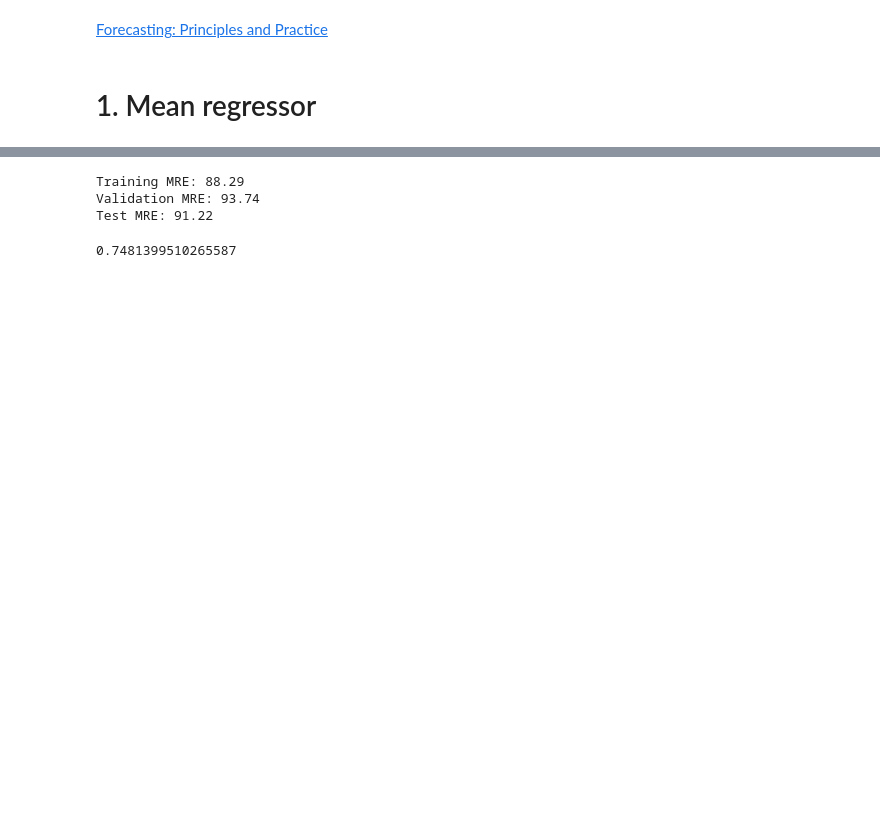
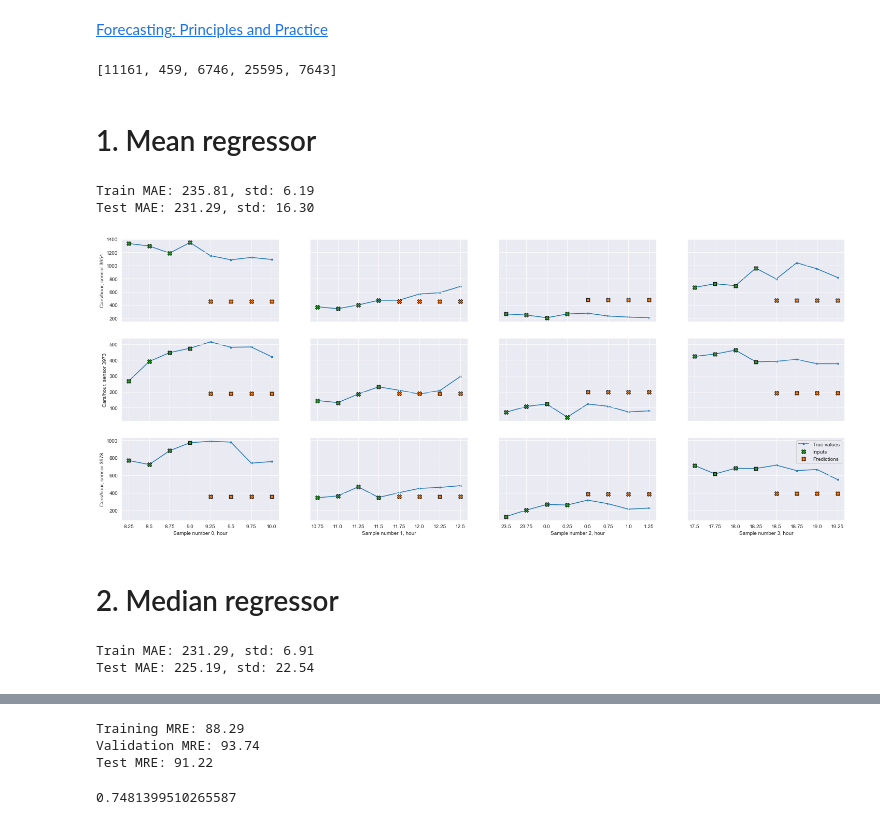
Before and after one commit to elena-sg/madrid-traffic, a Jupyter notebook: notebooks/04-baseline-models.ipynb, the cells around one changed output, grey strips where cells are left out. Cells and saved outputs as stored; diff of their text form; code cells hidden in the pictures; blank space fills up the shorter version.

Commit message:
added function to plot the predictions. adjusted baseline models

```diff
--- a/notebooks/04-baseline-models.ipynb
+++ b/notebooks/04-baseline-models.ipynb
@@ -45,4 +49,6 @@ n_points = None
 # %%
 train_data = npzDataset(dataset_name, "train", n_points)
 test_data = npzDataset(dataset_name, "test", n_points)
-valid_data = npzDataset(dataset_name, "valid", n_points)
+
+train_x = train_data.x
+train_y = train_data.y
@@ -58,2 +55,33 @@ y_test = test_data.y[:, :, :, [0]]
+# %%
+random_samples = choices(range(train_x.shape[0]), k=5)
+random_samples
+# %% [output]
+[11161, 459, 6746, 25595, 7643]
+# %%
+random_samples = [1936, 17977, 19114, 10526, 7173]
 # %% [markdown]
 # 1. Mean regressor
+# %%
+train_losses, test_losses, predictions = timeseries_cv(MeanRegressor(), train_x, train_y, predict=random_samples)
+mean_train_loss = np.mean(train_losses)
+mean_test_loss = np.mean(test_losses)
+print(f"Train MAE: {mean_train_loss:.2f}, std: {np.std(train_losses):.2f}")
+print(f"Test MAE: {mean_test_loss:.2f}, std: {np.std(test_losses):.2f}")
+# %% [output]
+Train MAE: 235.81, std: 6.19
+Test MAE: 231.29, std: 16.30
+# %%
+plot_predictions(train_x, train_y, random_samples, predictions, data_dict["ids_list"], data_dict["seq_len"])
+# %% [output]
+[figure, added]
+# %% [markdown]
+# 2. Median regressor
+# %%
+train_losses, test_losses, predictions = timeseries_cv(MedianRegressor(), train_x, train_y, predict=random_samples)
+mean_train_loss = np.mean(train_losses)
+mean_test_loss = np.mean(test_losses)
+print(f"Train MAE: {mean_train_loss:.2f}, std: {np.std(train_losses):.2f}")
+print(f"Test MAE: {mean_test_loss:.2f}, std: {np.std(test_losses):.2f}")
+# %% [output]
+Train MAE: 231.29, std: 6.91
+Test MAE: 225.19, std: 22.54
```
Also changed, not shown: parts of 46 cells of this notebook, 5 other files.
